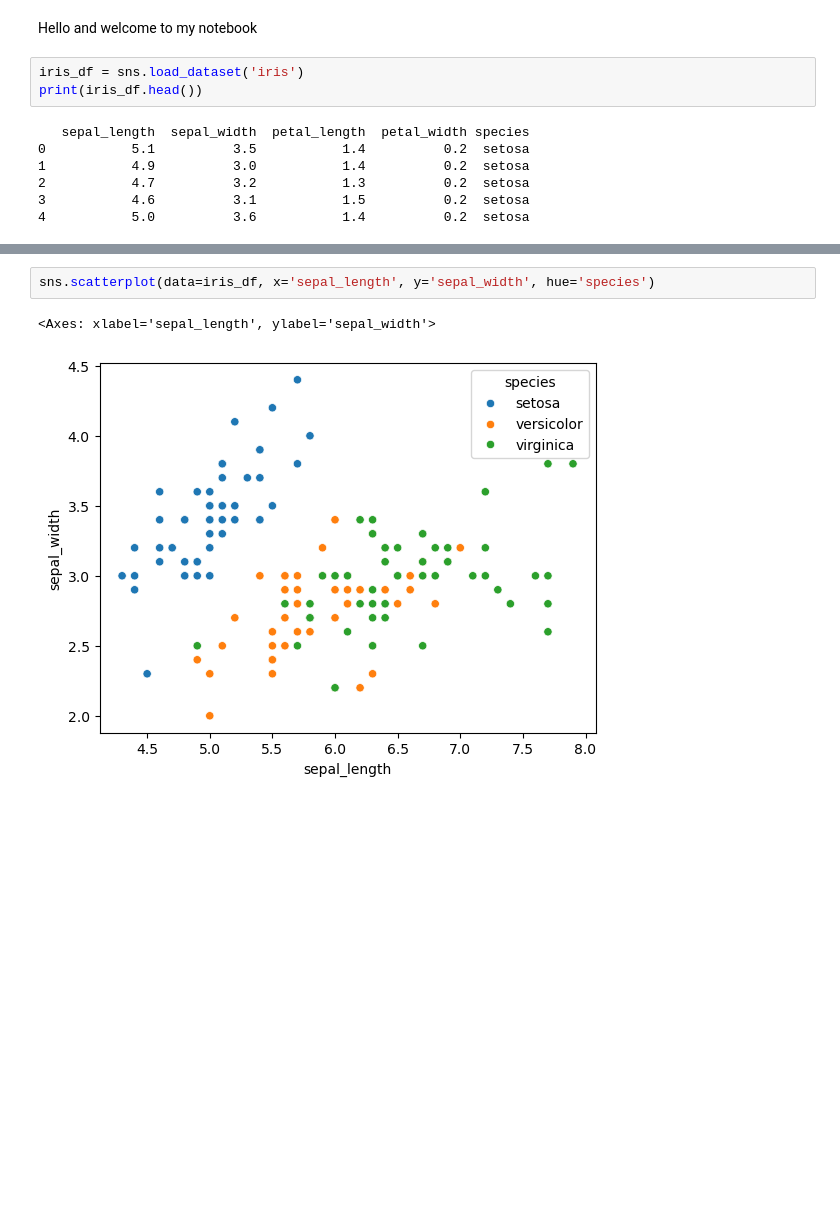
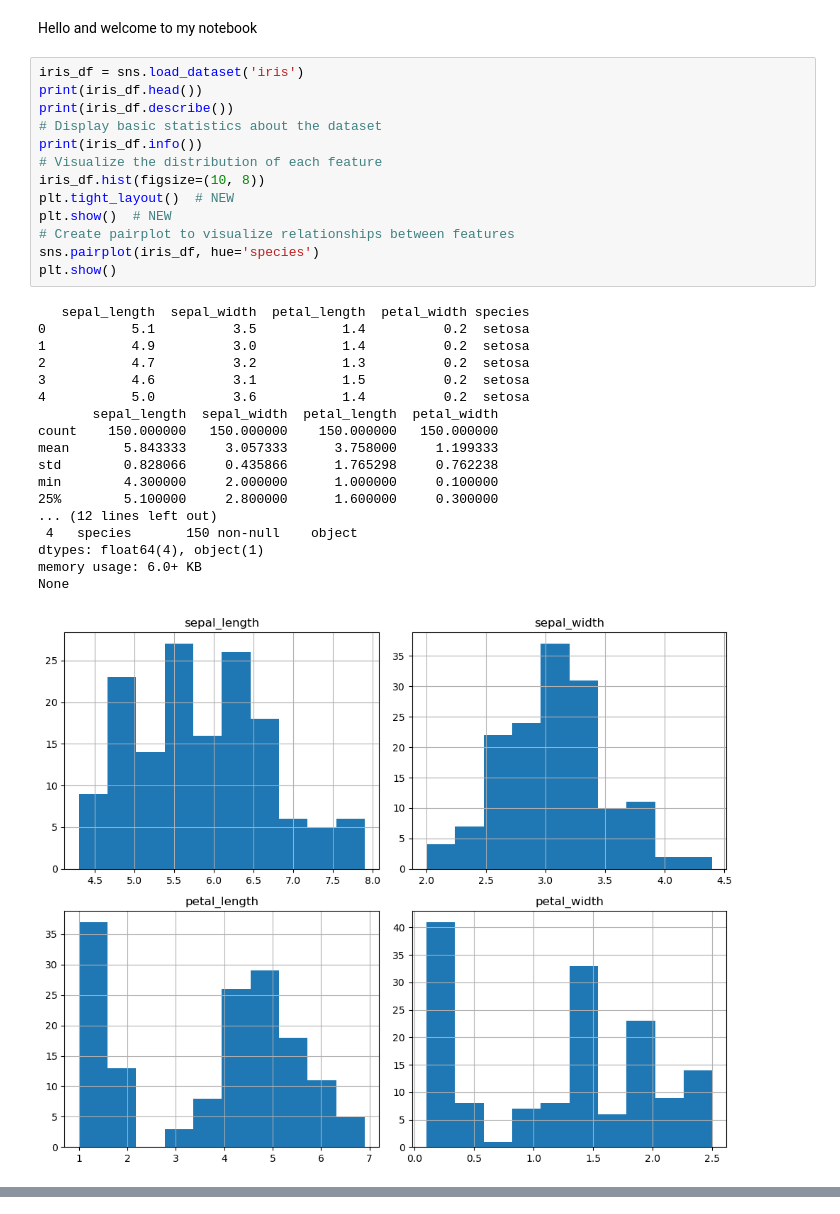
Before and after one commit to AnteoSanna/interviews, a Jupyter notebook: gladly_interview/gladly_interview.ipynb, the cells around one changed output, grey strips where cells are left out. Cells and saved outputs as stored; diff of their text form; blank space fills up the shorter version.

```diff
--- a/gladly_interview/gladly_interview.ipynb
+++ b/gladly_interview/gladly_interview.ipynb
@@ -6,10 +7,32 @@ Hello and welcome to my notebook
 # %%
 iris_df = sns.load_dataset('iris')
 print(iris_df.head())
+print(iris_df.describe())
+# Display basic statistics about the dataset
+print(iris_df.info())
+# Visualize the distribution of each feature
+iris_df.hist(figsize=(10, 8))
+plt.tight_layout()  # NEW
+plt.show()  # NEW
+# Create pairplot to visualize relationships between features
+sns.pairplot(iris_df, hue='species')
+plt.show()
 # %% [output]
    sepal_length  sepal_width  petal_length  petal_width species
 0           5.1          3.5           1.4          0.2  setosa
 1           4.9          3.0           1.4          0.2  setosa
 2           4.7          3.2           1.3          0.2  setosa
 3           4.6          3.1           1.5          0.2  setosa
 4           5.0          3.6           1.4          0.2  setosa
+       sepal_length  sepal_width  petal_length  petal_width
+count    150.000000   150.000000    150.000000   150.000000
+mean       5.843333     3.057333      3.758000     1.199333
+std        0.828066     0.435866      1.765298     0.762238
+min        4.300000     2.000000      1.000000     0.100000
+25%        5.100000     2.800000      1.600000     0.300000
+... (12 lines left out)
+ 4   species       150 non-null    object
+dtypes: float64(4), object(1)
+memory usage: 6.0+ KB
+None
+[figure, added]
@@ -16,5 +39,0 @@ print(iris_df.head())
-# %%
-sns.scatterplot(data=iris_df, x='sepal_length', y='sepal_width', hue='species')
-# %% [output]
-<Axes: xlabel='sepal_length', ylabel='sepal_width'>
-[figure, removed]
```
Also changed, not shown: parts of 3 cells of this notebook.
